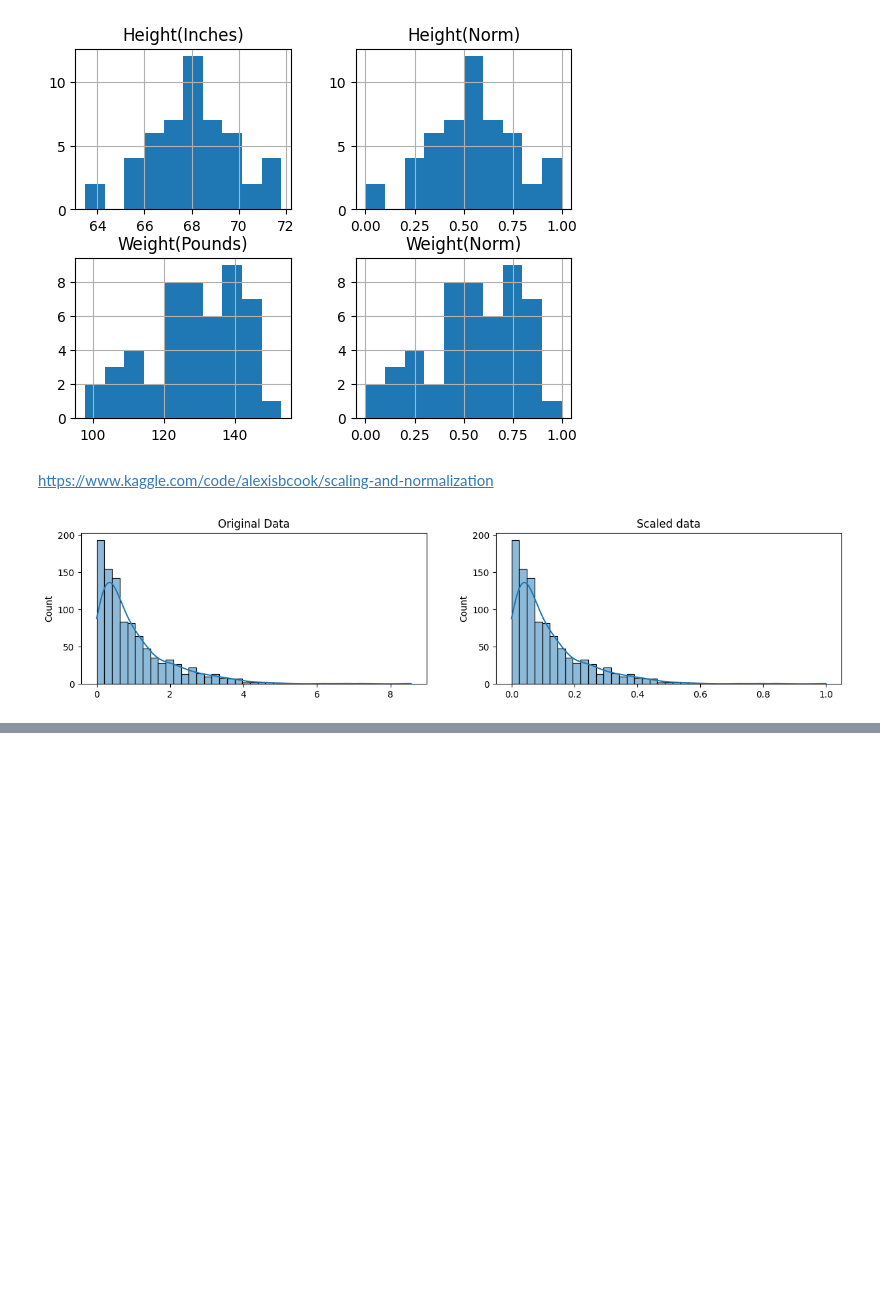
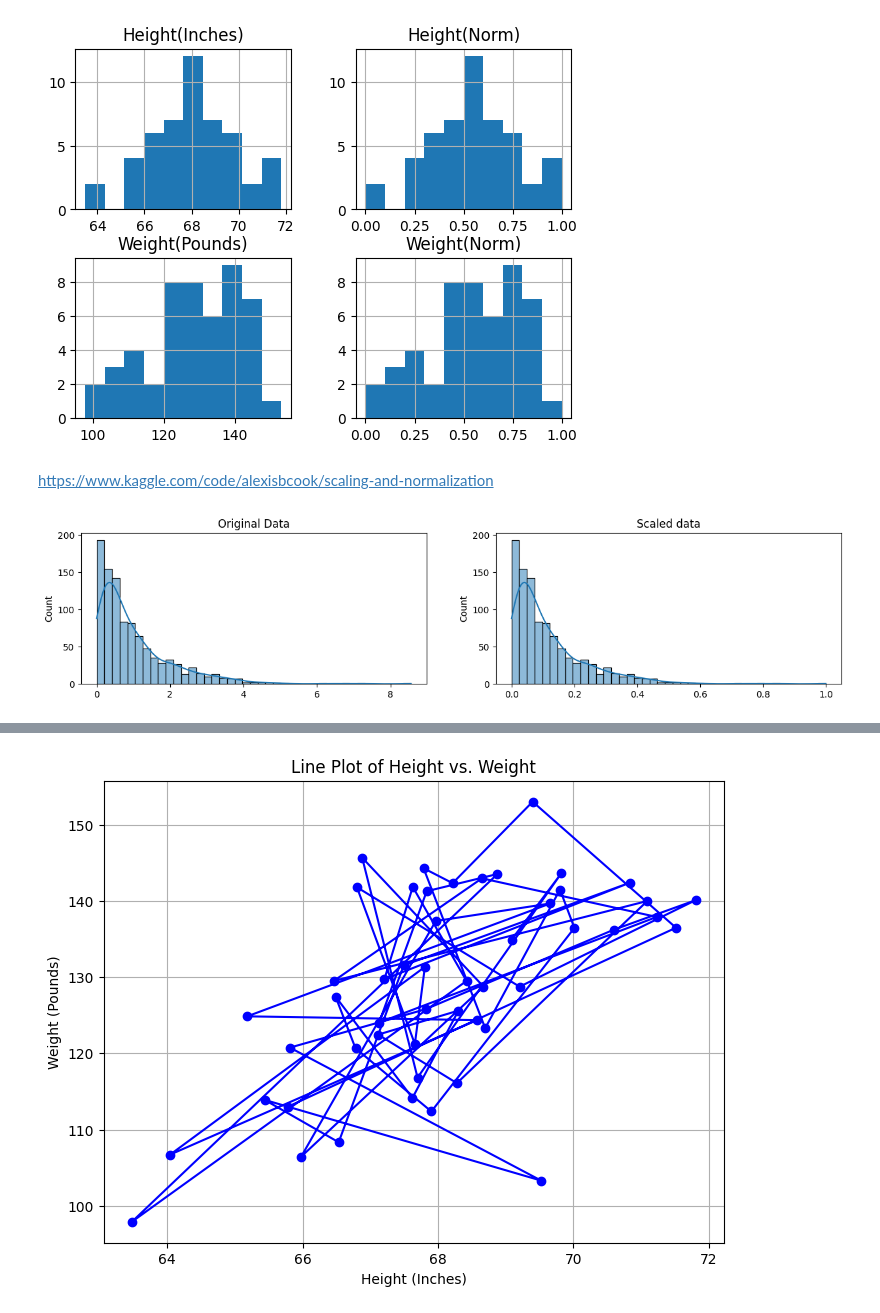
Before and after one commit to layanabinu/Adv_ML_Lab, a Jupyter notebook: lab questions/DataVisualization.ipynb, the cells around one changed output, grey strips where cells are left out. Drawn from its saved outputs; the diff is of its cells as text; code cells hidden in the pictures; blank space fills up the shorter version.

```diff
--- a/lab questions/DataVisualization.ipynb
+++ b/lab questions/DataVisualization.ipynb
@@ -93,0 +106,11 @@ plt.show()
+# %%
+# Line plot of Height vs. Weight
+plt.figure(figsize=(8, 6))
+plt.plot(hw_df['Height(Inches)'], hw_df['Weight(Pounds)'], color='blue', marker='o')
+plt.title('Line Plot of Height vs. Weight')
+plt.xlabel('Height (Inches)')
+plt.ylabel('Weight (Pounds)')
+plt.grid(True)
+plt.show()
+# %% [output]
+[figure, added]
```
Also changed, not shown: parts of 3 cells of this notebook.
